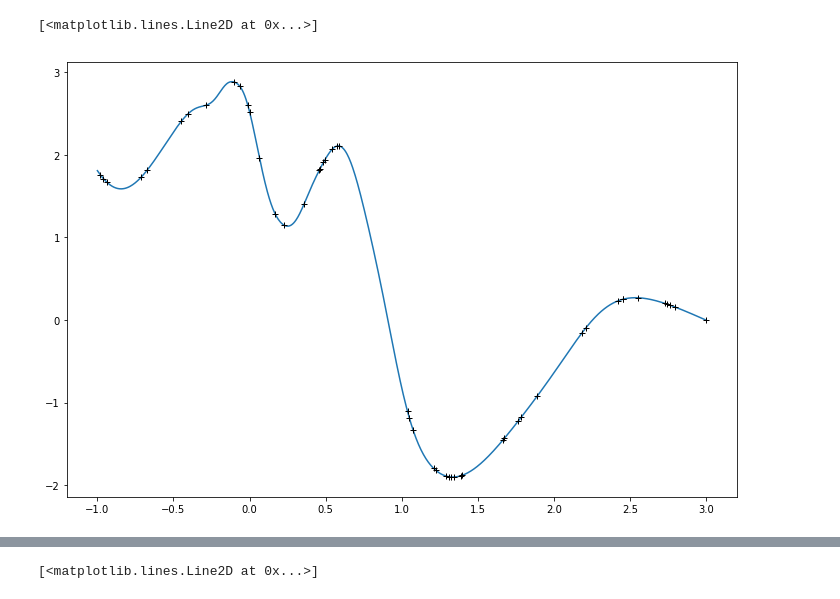
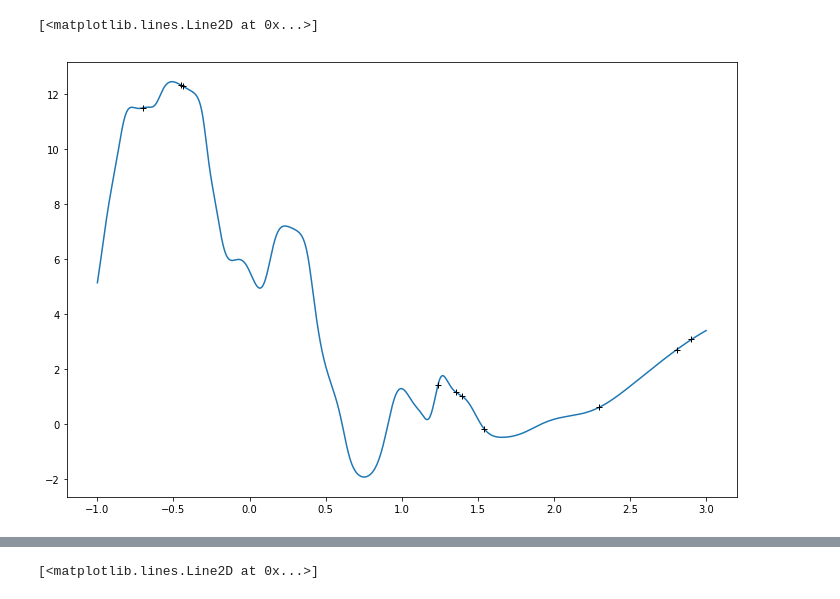
Before and after one commit to Alaya-in-Matrix/BNN, a Jupyter notebook: test_nn.ipynb, the cells around one changed output, grey strips where cells are left out. Cells and saved outputs as stored; diff of their text form; code cells hidden in the pictures.

```diff
--- a/test_nn.ipynb
+++ b/test_nn.ipynb
@@ -16,19 +18,19 @@ from pybnn.bohamiann import Bohamiann
 plt.rcParams['figure.figsize'] = (12.0, 8)
 # %%
 bench = RandomNN(1,3,50,nn.Tanh())
-bench.rand_normal_weight(0.6)
+bench.rand_normal_weight(1)
 num_plot  = 1000
-num_train = 50
+num_train = 10
 x = torch.linspace(-1,3,num_plot)[:,None]
 y = bench(x).detach()
 train_id = np.random.permutation(num_plot)[:num_train]
 train_x = x[train_id]
 train_y = y[train_id]
 plt.plot(x.numpy(), y.detach().numpy())
 plt.plot(train_x.numpy(), train_y.detach().numpy(),'k+')
 # %% [output]
 [<matplotlib.lines.Line2D at 0x...>]
-[figure, old version]
+[figure, new version]
 # %%
 conf = dict()
 conf['num_epochs'] = 1600
```
Also changed, not shown: parts of 4 cells of this notebook, 6 other files.
